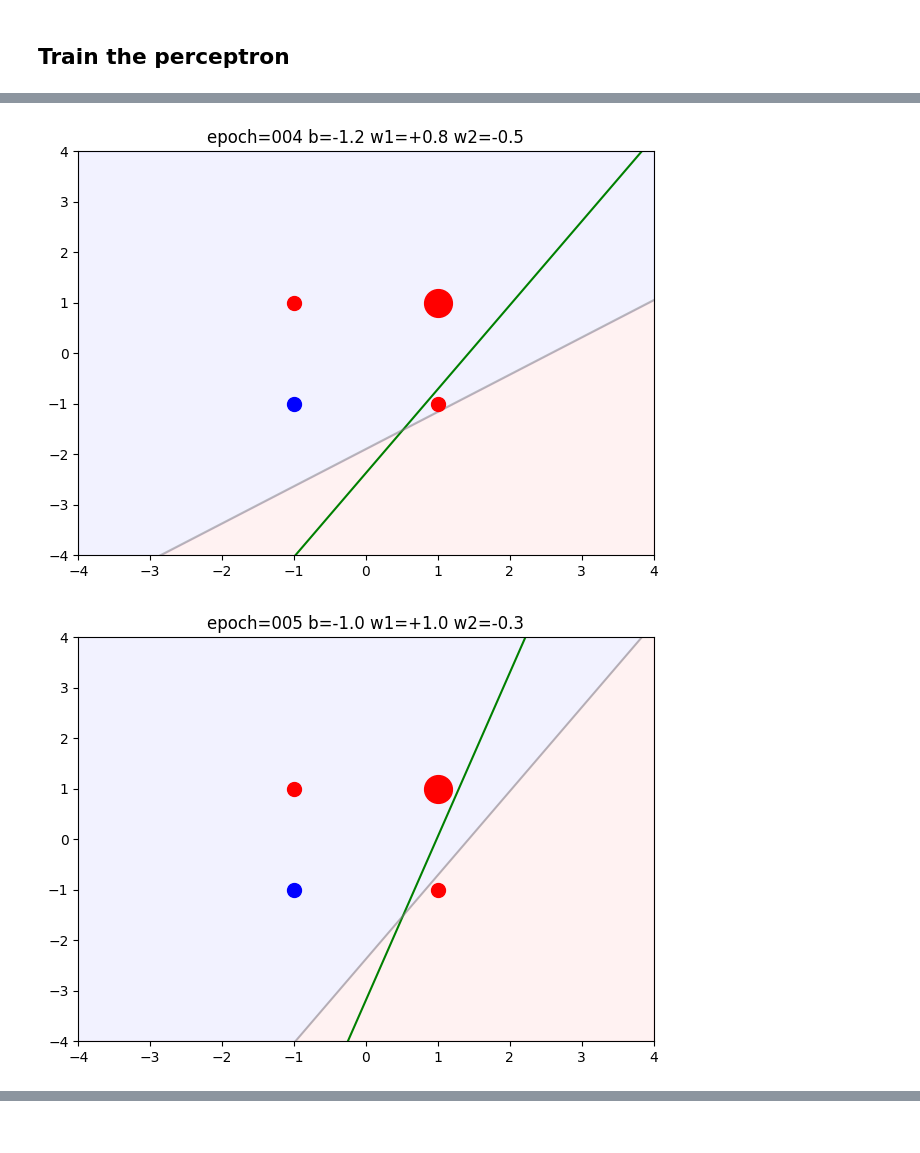
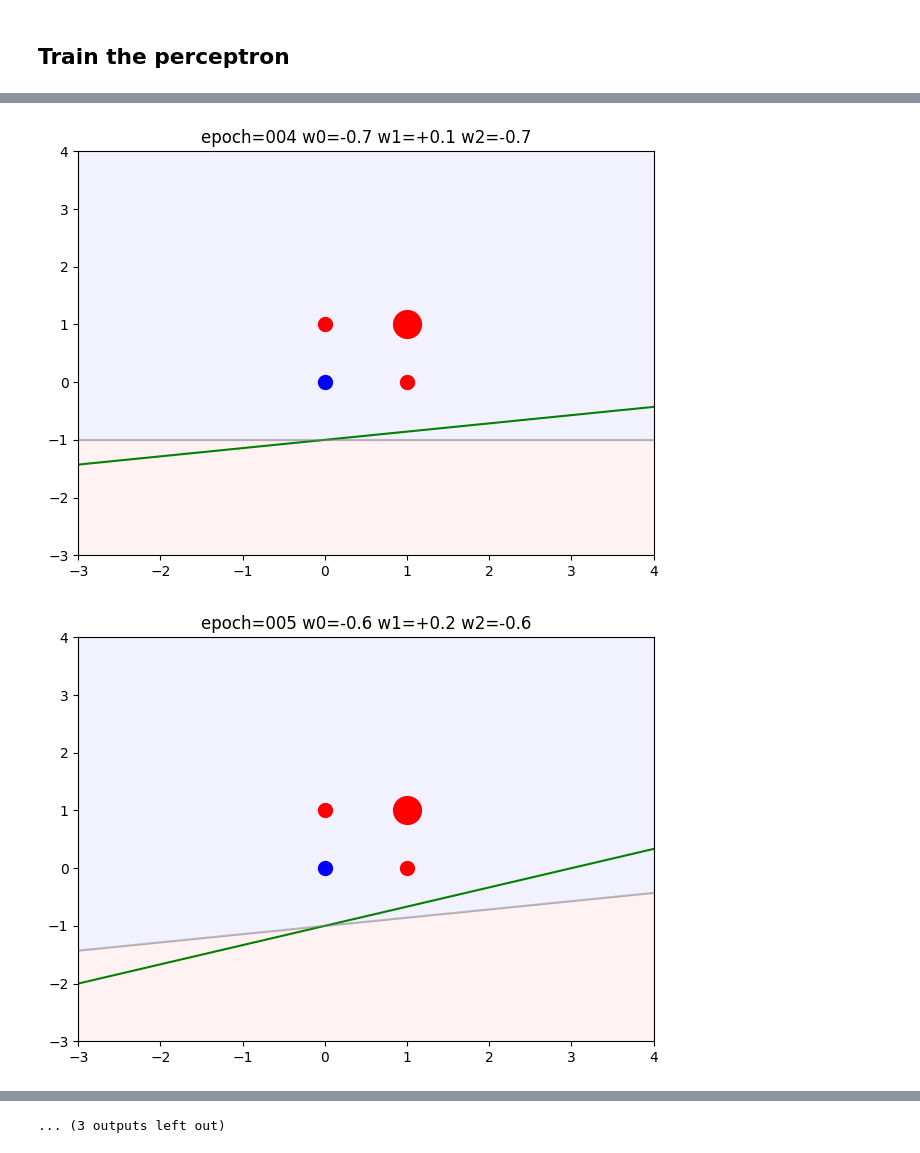
Before and after one commit to reimf/keuzevak-hoe-werkt-ai, a Jupyter notebook: perceptron.ipynb, the cells around one changed output, grey strips where cells are left out. Cells and saved outputs as stored; diff of their text form; code cells hidden in the pictures.

```diff
--- a/perceptron.ipynb
+++ b/perceptron.ipynb
@@ -20,54 +27,55 @@ import matplotlib.pyplot as plot
 # %%
 dataset = [
-    {'x1': -1, 'x2': -1, 'output': -1 },
-    {'x1': -1, 'x2': +1, 'output': +1 },
-    {'x1': +1, 'x2': -1, 'output': +1 },
-    {'x1': +1, 'x2': +1, 'output': +1 },
+    {'x1': 0, 'x2': 0, 'output': 0 },
+    {'x1': 0, 'x2': 1, 'output': 1 },
+    {'x1': 1, 'x2': 0, 'output': 1 },
+    {'x1': 1, 'x2': 1, 'output': 1 },
 ]
 learning_rate = 0.1
-weights = { 'b': -2, 'w1': 0, 'w2': -1 }
+weights = { 'w0': -1, 'w1': 0, 'w2': -1 }
 epochs = 100
+activation = lambda s: 1 if s >= 0 else 0
 # %% [markdown]
 ## Define the function that computes the output of the perceptron
 # %%
 def output(row, weights):
-    return weights['b'] + row['x1'] * weights['w1'] + row['x2'] * weights['w2']
+    z = 1 * weights['w0'] + row['x1'] * weights['w1'] + row['x2'] * weights['w2']
+    return activation(z)
 # %% [markdown]
 ## Define the function to plot the weights and the dataset
 # %%
 def figure(iteration, old_weights, new_weights, previous_row):
     # start a new figure
     plot.figure(iteration)
-    plot.axis([-4, 4, -4, 4])
-    plot.title(f"epoch={iteration + 1:03d} b={new_weights['b']:+.1f} w1={new_weights['w1']:+.1f} w2={new_weights['w2']:+.1f}")
+    plot.axis([-3, 4, -3, 4])
+    plot.title(f"epoch={iteration + 1:03d} w0={new_weights['w0']:+.1f} w1={new_weights['w1']:+.1f} w2={new_weights['w2']:+.1f}")
 
     # plot the new weights
-    new_xs = [-4, +4]
-    new_ys = [-(new_weights['w1'] * x + new_weights['b']) / new_weights['w2'] for x in new_xs]
+    new_xs = [-3, +4]
+    new_ys = [(0 - new_weights['w1'] * x - new_weights['w0']) / new_weights['w2'] for x in new_xs]
     plot.plot(new_xs, new_ys, color='green')
 
     # plot the old weights
-    old_xs = [-4, +4]
-    old_ys = [-(old_weights['w1'] * x + old_weights['b']) / old_weights['w2'] for x in old_xs]
+    old_xs = [-3, +4]
+    old_ys = [(0 - old_weights['w1'] * x - old_weights['w0']) / old_weights['w2'] for x in old_xs]
     plot.plot(old_xs, old_ys, color='grey', alpha=0.5)
-    color_above, color_below = ('red', 'blue') if output({'x1': 0, 'x2': 100}, old_weights) > 0 else ('blue', 'red')
-    plot.fill_between(old_xs, old_ys, 4, color=color_above, alpha=0.05)
-    plot.fill_between(old_xs, old_ys, -4, color=color_below, alpha=0.05)
+    output_above = output({'x1': 0.5, 'x2': 100}, old_weights)
+    plot.fill_between(old_xs, old_ys, 4, color='red' if output_above == 1 else 'blue', alpha=0.05)
+    plot.fill_between(old_xs, old_ys, -3, color='blue' if output_above == 1 else 'red', alpha=0.05)
 
     # plot the dataset
     for row in dataset:
-        plot.plot(row['x1'], row['x2'], marker='o', color='red' if row["output"] > 0 else 'blue', markersize=10)
-    plot.plot(previous_row['x1'], previous_row['x2'], marker='o', color='red' if previous_row["output"] > 0 else 'blue', markersize=20)
+        plot.plot(row['x1'], row['x2'], marker='o', color='red' if row["output"] == 1 else 'blue', markersize=20 if row == previous_row else 10)
     plot.tight_layout()
 # %% [markdown]
 ## Train the perceptron
 # %%
 for epoch in range(epochs):
     print(f"epoch={epoch:03d}", end=" ")
-    print(f"b={weights['b']:+.1f} w1={weights['w1']:+.1f} w2={weights['w2']:+.1f}", end=" ")
+    print(f"w0={weights['w0']:+.1f} w1={weights['w1']:+.1f} w2={weights['w2']:+.1f}", end=" ")
 
     # compute the number of wrong outputs
-    wrong = sum([row["output"] * output(row, weights) < 0 for row in dataset])
+    wrong = sum([row["output"] != output(row, weights) for row in dataset])
     print(f"Wrong={wrong}", end=" ")
     if wrong == 0:
         break
@@ -76,13 +84,13 @@ for epoch in range(epochs):
     row = random.choice(dataset)
     actual = output(row, weights)
     error = row["output"] - actual
-    ok = row["output"] * actual > 0
-    print(f"x1={row['x1']:+1d} x2={row['x2']:+1d} output={row['output']:+1d} actual={actual:+.2f} error={error:+.2f} Ok={ok}")
+    ok = row["output"] == actual
+    print(f"x1={row['x1']} x2={row['x2']} output={row['output']} actual={actual} error={error:+1d} Ok={ok}")
 
     # update the weights
     if not ok:
         previous_weights = dict(weights)
-        weights['b'] += learning_rate * error
+        weights['w0'] += learning_rate * error * 1
         weights['w1'] += learning_rate * error * row['x1']
         weights['w2'] += learning_rate * error * row['x2']
         figure(epoch, previous_weights, weights, row)
@@ -109,2 +120,2 @@ epoch=037 b=+0.2 w1=+0.5 w2=+0.4 Wrong=0
-[figure, old version]
+[figure, new version]
-[figure, old version]
+[figure, new version]
@@ -117,0 +129 @@ epoch=037 b=+0.2 w1=+0.5 w2=+0.4 Wrong=0
+... (3 outputs left out)
```
Also changed, not shown: parts of 5 cells of this notebook, 2 other files.
